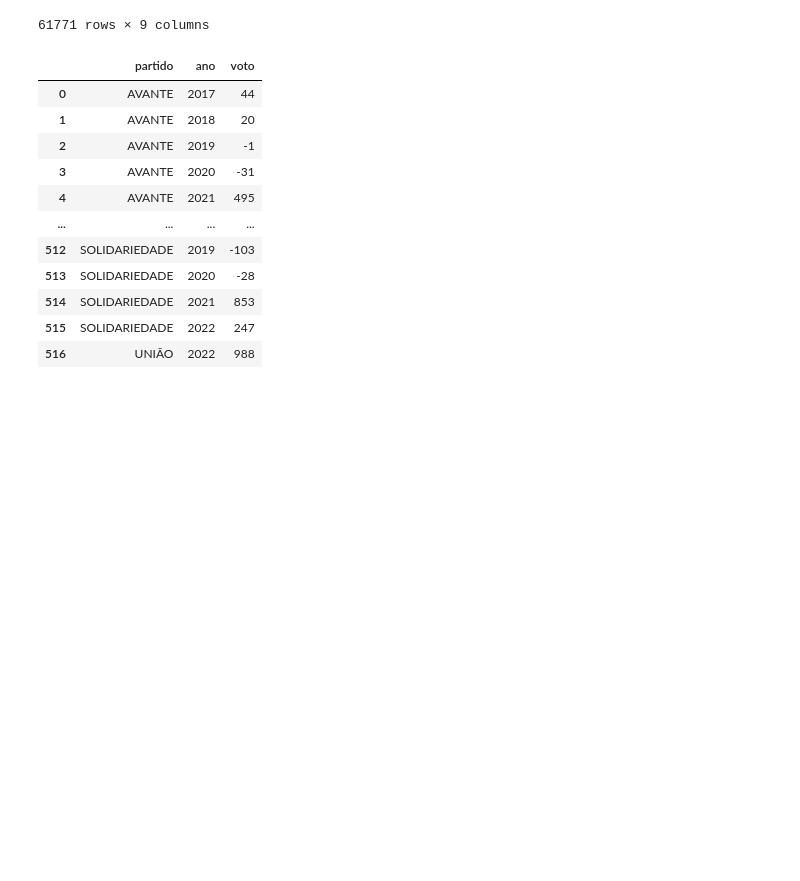
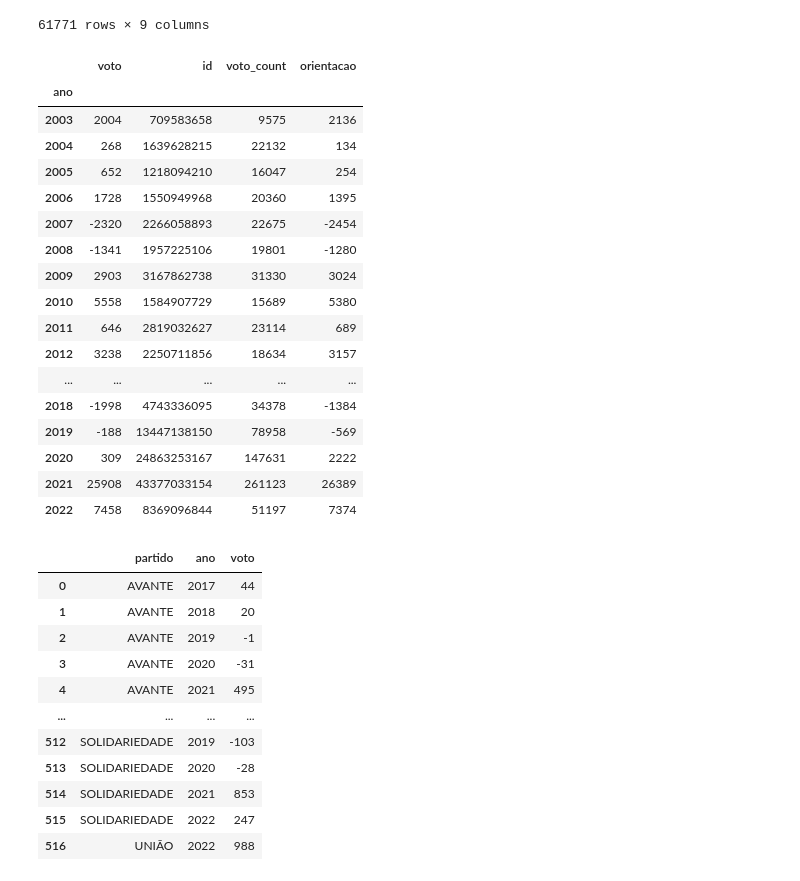
Before and after one commit to guilhermebezerrads/visualizacao-de-dados, a Jupyter notebook: Processamento & Exploração - Guilherme.ipynb, the cells around one changed output. Saved outputs shown, nothing was run; the diff lists cells and outputs as text; code cells hidden in the pictures; blank space fills up the shorter version.

```diff
--- a/Processamento & Exploração - Guilherme.ipynb
+++ b/Processamento & Exploração - Guilherme.ipynb
@@ -156,6 +118,27 @@ new_dv.query("voto != orientacao and orientacao != 0")
 | 1329441 | 945554-186 | 0 | 178946 | Soraya Santos | PL | RJ | 1 | -1 | 2022 |
 | 1329451 | 945554-186 | 1 | 160976 | Tiririca | PL | SP | 1 | -1 | 2022 |
 61771 rows × 9 columns
+# %%
+new_dv.groupby(by=["ano"]).sum().drop([""], axis=1)
+# %% [output]
+|  | voto | id | voto_count | orientacao |
+| ano |  |  |  |  |
+| 2003 | 2004 | 709583658 | 9575 | 2136 |
+| 2004 | 268 | 1639628215 | 22132 | 134 |
+| 2005 | 652 | 1218094210 | 16047 | 254 |
+| 2006 | 1728 | 1550949968 | 20360 | 1395 |
+| 2007 | -2320 | 2266058893 | 22675 | -2454 |
+| 2008 | -1341 | 1957225106 | 19801 | -1280 |
+| 2009 | 2903 | 3167862738 | 31330 | 3024 |
+| 2010 | 5558 | 1584907729 | 15689 | 5380 |
+| 2011 | 646 | 2819032627 | 23114 | 689 |
+| 2012 | 3238 | 2250711856 | 18634 | 3157 |
+| ... | ... | ... | ... | ... |
+| 2018 | -1998 | 4743336095 | 34378 | -1384 |
+| 2019 | -188 | 13447138150 | 78958 | -569 |
+| 2020 | 309 | 24863253167 | 147631 | 2222 |
+| 2021 | 25908 | 43377033154 | 261123 | 26389 |
+| 2022 | 7458 | 8369096844 | 51197 | 7374 |
 # %%
 df_heat = dv.copy()
 df_heat["ano"] = pd.DatetimeIndex(dv['data']).year
```
Also changed, not shown: parts of 10 cells of this notebook.
